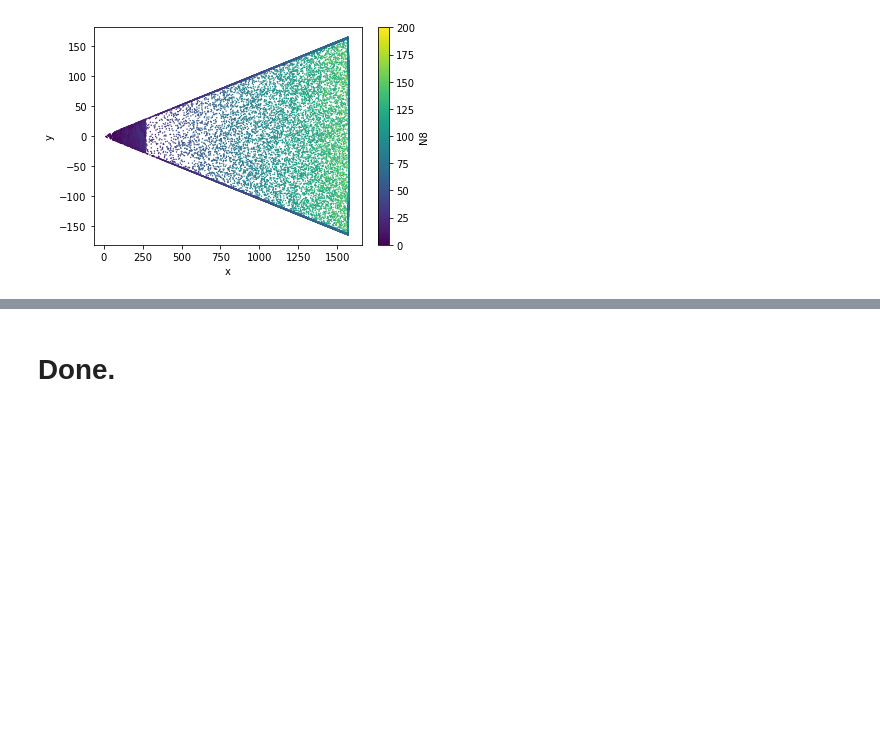
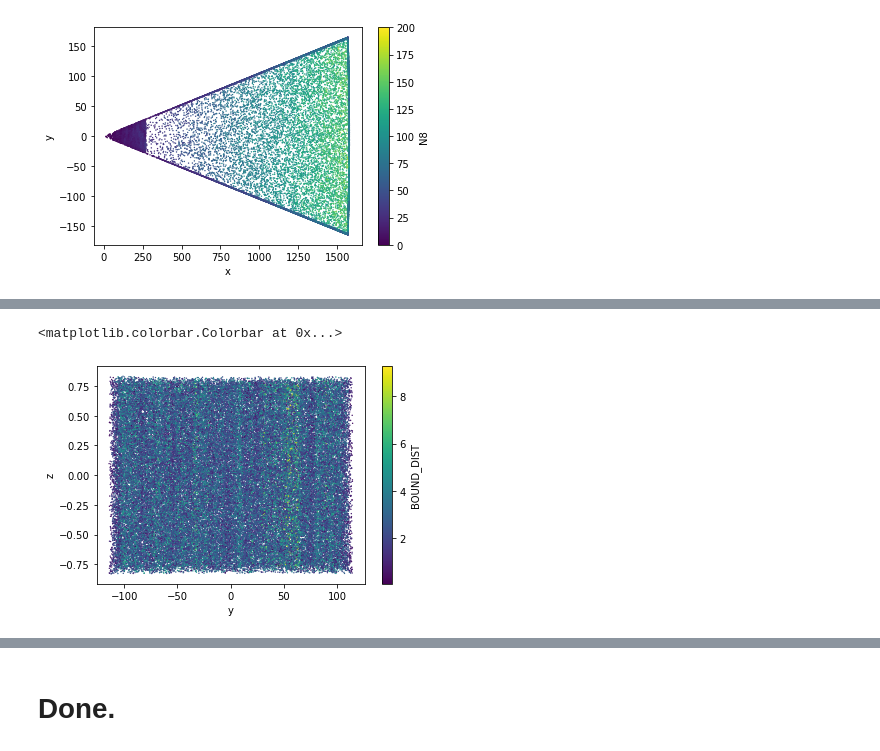
Before and after one commit to SgmAstro/DESI, a Jupyter notebook: randoms_qa.ipynb, the cells around one changed output, grey strips where cells are left out. Saved outputs shown, nothing was run; the diff lists cells and outputs as text; code cells hidden in the pictures; blank space fills up the shorter version.

```diff
--- a/randoms_qa.ipynb
+++ b/randoms_qa.ipynb
@@ -110,0 +119,12 @@ pl.colorbar(label='N8')
+# %%
+isin = (~rand['IS_BOUNDARY'].astype(bool)) & (rand['CARTESIAN_X'] > 1000.) & (rand['CARTESIAN_X'] < 1100.)
+
+pl.scatter(rand['CARTESIAN_Y'][isin], rand['CARTESIAN_Z'][isin], lw=0.0, c=rand['BOUND_DIST'][isin], s=2)
+
+pl.xlabel('y')
+pl.ylabel('z')
+
+pl.colorbar(label='BOUND_DIST')
+# %% [output]
+<matplotlib.colorbar.Colorbar at 0x...>
+[figure, added]
```
Also changed, not shown: parts of 5 cells of this notebook, 1 other file.
